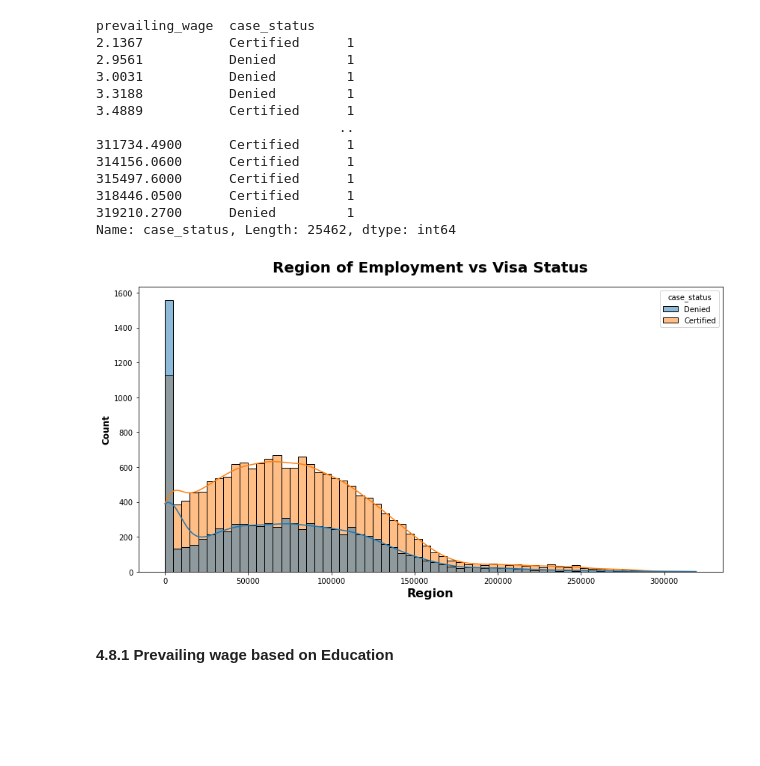
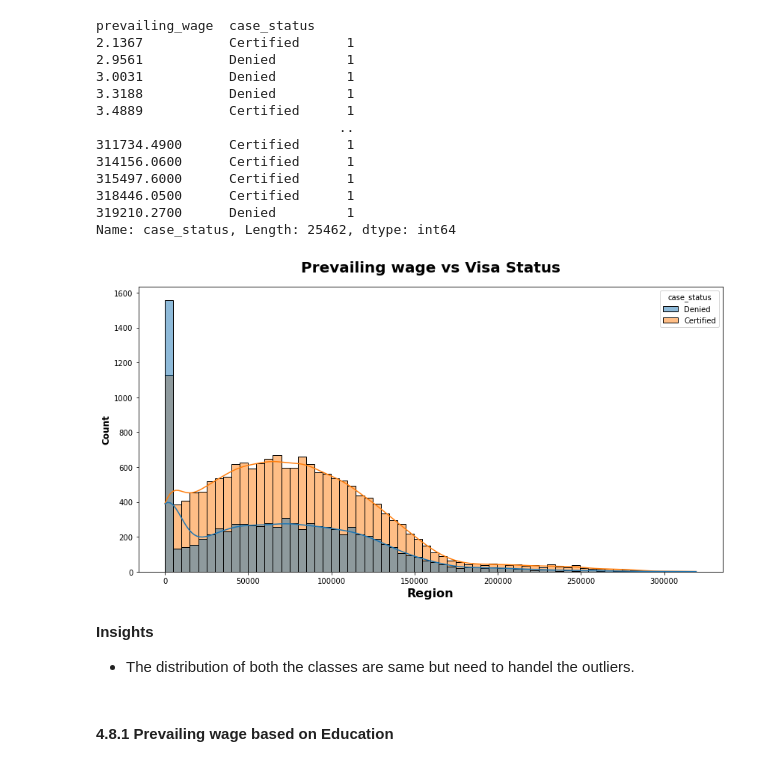
Before and after one commit to aravind-selvam/US-Visa-Approval_Prediction, a Jupyter notebook: notebooks/1. EDA US visa.ipynb, the cells around one changed output. Drawn from its saved outputs; the diff is of its cells as text; code cells hidden in the pictures; blank space fills up the shorter version.

```diff
--- a/notebooks/1. EDA US visa.ipynb
+++ b/notebooks/1. EDA US visa.ipynb
@@ -1371,12 +1510,15 @@ Name: case_status, Length: 25462, dtype: int64
 # %%
 plt.subplots(figsize=(14,7))
 sns.histplot(x="prevailing_wage",hue="case_status", data=df, kde=True)
-plt.title("Region of Employment vs Visa Status", weight="bold",fontsize=20, pad=20)
+plt.title("Prevailing wage vs Visa Status", weight="bold",fontsize=20, pad=20)
 plt.xlabel("Region", weight="bold", fontsize=16)
 plt.ylabel("Count", weight="bold", fontsize=12)
 plt.show()
 # %% [output]
-[figure, old version]
+[figure, new version]
+# %% [markdown]
+**Insights**
+ - The distribution of both the classes are same but need to handel the outliers.
 # %% [markdown]
 #### 4.8.1 Prevailing wage based on Education
 # %%
```
Also changed, not shown: parts of 31 cells of this notebook, 2 other files.
